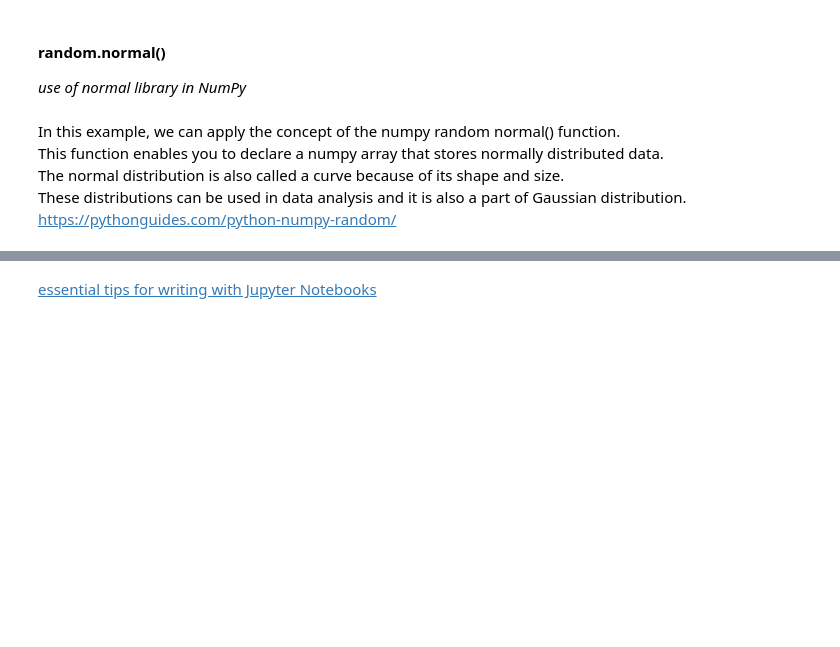
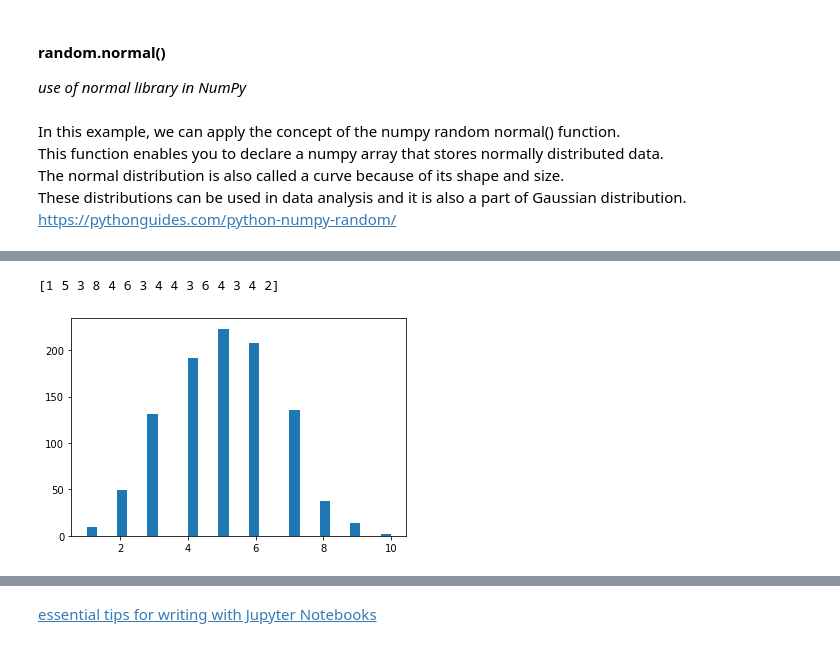
Before and after one commit to doodymack/Numpy_Random_Assessment, a Jupyter notebook: Numpy_Random.ipynb, the cells around one changed output, grey strips where cells are left out. Saved outputs shown, nothing was run; the diff lists cells and outputs as text; code cells hidden in the pictures; blank space fills up the shorter version.

```diff
--- a/Numpy_Random.ipynb
+++ b/Numpy_Random.ipynb
@@ -841,0 +899,12 @@ print(bino_arr)
+# %%
+bino_arr = np.random.binomial(n=8, p=0.5, size=15)
+print(bino_arr)
+# %% [output]
+[1 5 3 8 4 6 3 4 4 3 6 4 3 4 2]
+# %%
+n, p = 10, .5  # number of trials, probability of each trial
+s = np.random.binomial(n, p, 1000)
+count, bins, ignored = plt.hist(s, 30, density=False)
+plt.show()
+# %% [output]
+[figure, added]
```
Also changed, not shown: parts of 60 cells of this notebook.
